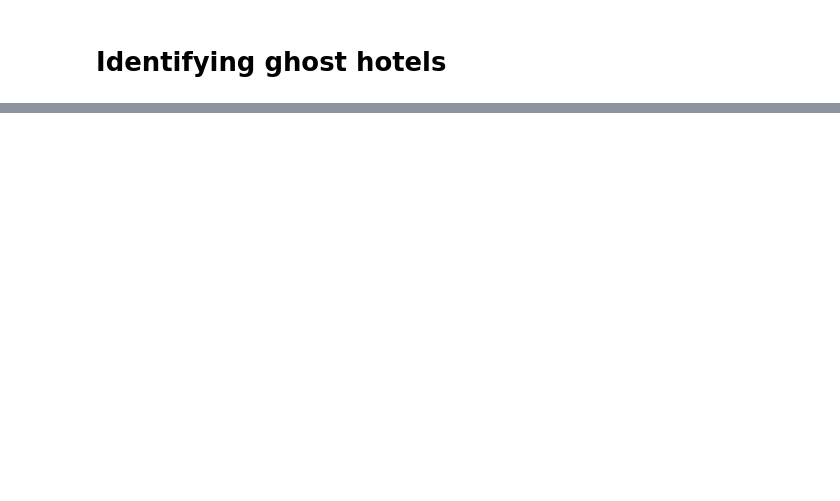
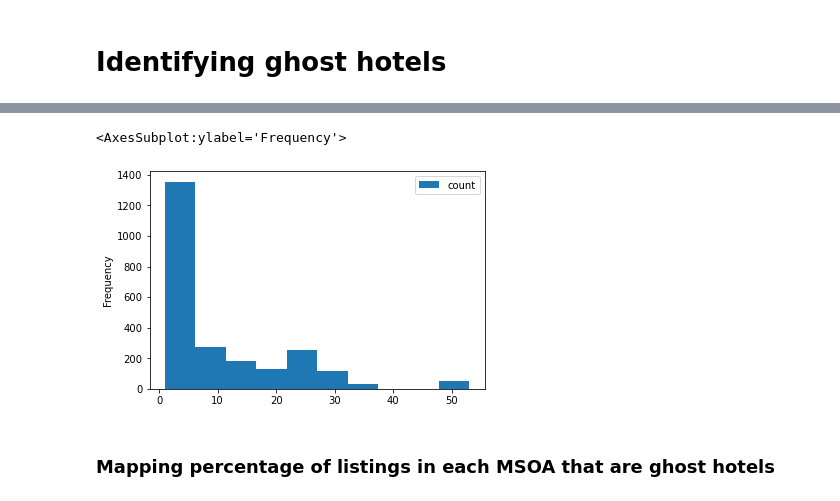
Before and after one commit to caranvr/i2p-assessment, a Jupyter notebook: ghost_hotels2.ipynb, the cells around one changed output, grey strips where cells are left out. Saved outputs shown, nothing was run; the diff lists cells and outputs as text; code cells hidden in the pictures; blank space fills up the shorter version.

```diff
--- a/ghost_hotels2.ipynb
+++ b/ghost_hotels2.ipynb
@@ -269,0 +288,7 @@ for h in ghost_hotels:
+# %%
+geo_ghost_hotels[['count']].plot.hist()
+# %% [output]
+<AxesSubplot:ylabel='Frequency'>
+[figure, added]
+# %% [markdown]
+### Mapping percentage of listings in each MSOA that are ghost hotels
```
Also changed, not shown: parts of 58 cells of this notebook.
